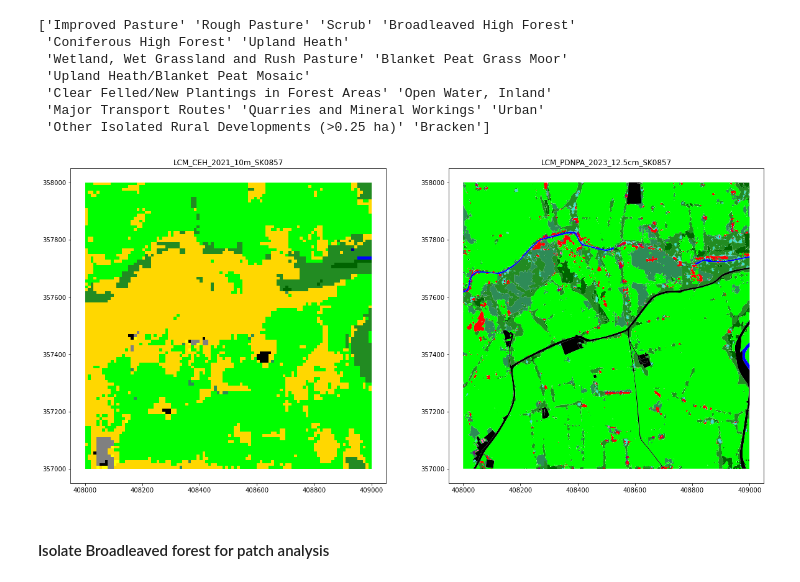
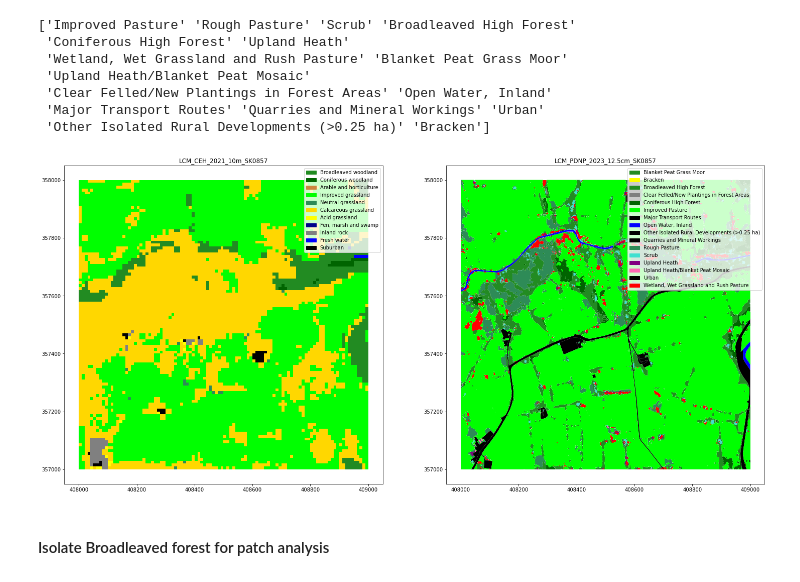
Before and after one commit to pdnpa/cnn-land-cover, a Jupyter notebook: notebooks/LCM fragmentation test.ipynb, the cells around one changed output. Drawn from its saved outputs; the diff is of its cells as text; code cells hidden in the pictures.

Commit message:
Update to legend

```diff
--- a/notebooks/LCM fragmentation test.ipynb
+++ b/notebooks/LCM fragmentation test.ipynb
@@ -80,16 +84,29 @@ PDNP_Palette = {'Blanket Peat Grass Moor' : 'forestgreen',
            'Urban' : 'black',
            'Wetland, Wet Grassland and Rush Pasture' : 'red'
            }
-# %%
-fig, axes = plt.subplots(ncols=2, figsize=(20, 20))
-
-CEH_21.plot('gridcode', color=  CEH_21['gridcode'].map(CEH_Palette), legend = True, ax=axes[0], legend_kwds={'bbox_to_anchor': (1, -0.05)});
-PDNP_23.plot('Class_name', color = PDNP_23['Class_name'].map(PDNP_Palette), legend = True, ax=axes[1], legend_kwds={'bbox_to_anchor': (1, -0.05)});
-ax=axes[0].set_title('LCM_CEH_2021_10m_SK0857')
-ax=axes[1].set_title('LCM_PDNPA_2023_12.5cm_SK0857')
-
-# where's mi legend gone :( !!! Sort this out later
-# %% [output]
-[figure, removed]
+# %%
+fig, axes = plt.subplots(ncols=2, figsize=(25, 25))
+
+# add manual legend
+CEH_custom_patch = [Patch([0], [0], color=color) for color in CEH_Palette.values()]
+PDNP_custom_patch = [Patch([0], [0], color=color) for color in PDNP_Palette.values()]
+
+CEH_21.plot('gridcode', color=  CEH_21['gridcode'].map(CEH_Palette), legend = True, ax=axes[0]);
+PDNP_23.plot('Class_name', color = PDNP_23['Class_name'].map(PDNP_Palette), legend = True, ax=axes[1]);
+ax=axes[0].set_title('LCM_CEH_2021_10m_SK0857')
+ax=axes[1].set_title('LCM_PDNP_2023_12.5cm_SK0857')
+
+ax=axes[0].legend(CEH_custom_patch, CEH_Palette.keys())
+ax=axes[1].legend(PDNP_custom_patch, PDNP_Palette.keys())
+
+# random AF wtf :( tvdplas help me :)
+
+# axes[0].legend(bbox_to_anchor=(1, 0.5))
+# axes[1].legend(bbox_to_anchor=(1, 0.5))
+# or
+#CEH_21.plot('gridcode', color=  CEH_21['gridcode'].map(CEH_Palette), legend = True, ax=axes[0], legend_kwds={'bbox_to_anchor': (1, -0.05)});
+#PDNP_23.plot('Class_name', color = PDNP_23['Class_name'].map(PDNP_Palette), legend = True, ax=axes[1], legend_kwds={'bbox_to_anchor': (1, -0.05)});
+# %% [output]
+[figure, added]
 # %% [markdown]
 #### Isolate Broadleaved forest for patch analysis
```
Also changed, not shown: parts of 4 cells of this notebook.
